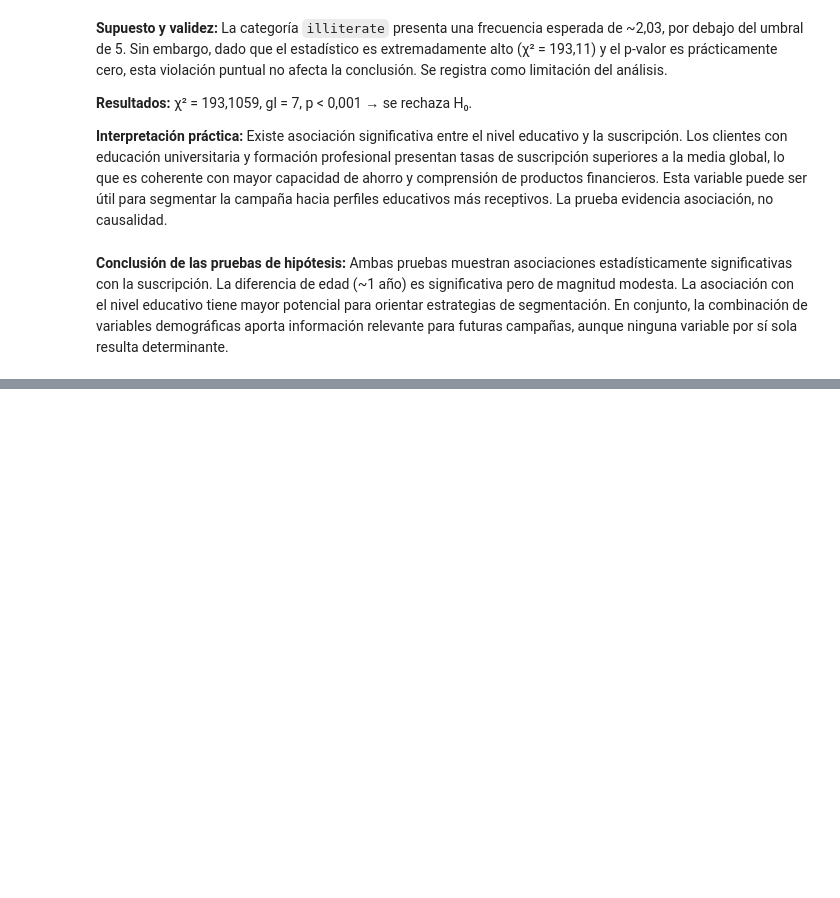
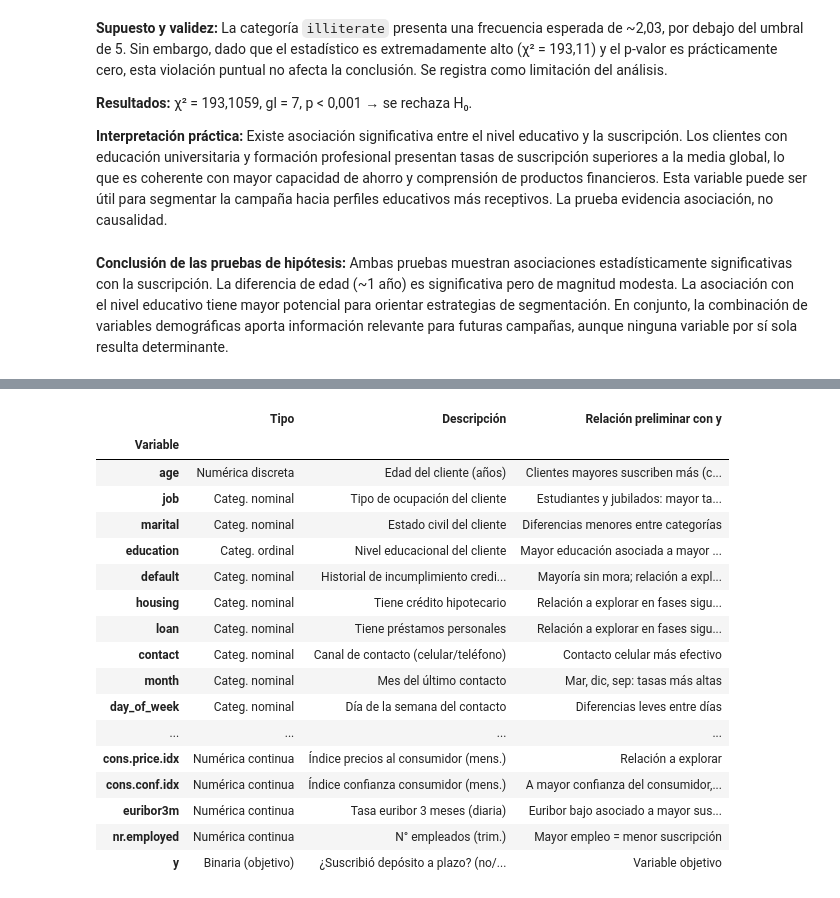
Before and after one commit to k1ngdom0fbullsh1t/proyecto-grupo4-mcdi501, a Jupyter notebook: notebooks/f1_definicion/F1_Definicion.ipynb, the cells around one changed output, grey strips where cells are left out. Drawn from its saved outputs; the diff is of its cells as text; code cells hidden in the pictures; blank space fills up the shorter version.

Commit message:
feat(f1): agregar seccion 5 ficha descriptiva y desafios del dataset

```diff
--- a/notebooks/f1_definicion/F1_Definicion.ipynb
+++ b/notebooks/f1_definicion/F1_Definicion.ipynb
@@ -630,0 +642,80 @@ plt.show()
+# %%
+ficha = pd.DataFrame({
+    'Variable': ['age','job','marital','education','default','housing','loan',
+                 'contact','month','day_of_week','duration','campaign',
+                 'pdays','previous','poutcome',
+                 'emp.var.rate','cons.price.idx','cons.conf.idx','euribor3m','nr.employed','y'],
+    'Tipo': ['Numérica discreta','Categ. nominal','Categ. nominal','Categ. ordinal',
+             'Categ. nominal','Categ. nominal','Categ. nominal',
+             'Categ. nominal','Categ. nominal','Categ. nominal',
+             'Numérica continua','Numérica discreta',
+             'Numérica discreta','Numérica discreta','Categ. nominal',
+             'Numérica continua','Numérica continua','Numérica continua',
+             'Numérica continua','Numérica continua','Binaria (objetivo)'],
+    'Descripción': [
+        'Edad del cliente (años)',
+        'Tipo de ocupación del cliente',
+        'Estado civil del cliente',
+        'Nivel educacional del cliente',
+        'Historial de incumplimiento crediticio',
+        'Tiene crédito hipotecario',
+        'Tiene préstamos personales',
+        'Canal de contacto (celular/teléfono)',
+        'Mes del último contacto',
+        'Día de la semana del contacto',
+        'Duración última llamada (seg.) — proxy del target, excluir de modelos',
+        'N° contactos en la campaña actual',
+        'Días desde contacto previo (999 = nunca contactado)',
+        'N° contactos antes de esta campaña',
+        'Resultado de la campaña anterior',
+        'Tasa variación empleo (trim.)',
+        'Índice precios al consumidor (mens.)',
+        'Índice confianza consumidor (mens.)',
+        'Tasa euribor 3 meses (diaria)',
+        'N° empleados (trim.)',
+        '¿Suscribió depósito a plazo? (no/yes)'
+    ],
+    'Relación preliminar con y': [
+        'Clientes mayores suscriben más (confirmado, prueba t)',
+        'Estudiantes y jubilados: mayor tasa de suscripción',
+        'Diferencias menores entre categorías',
+        'Mayor educación asociada a mayor suscripción (confirmado, chi²)',
+        'Mayoría sin mora; relación a explorar',
+        'Relación a explorar en fases siguientes',
+        'Relación a explorar en fases siguientes',
+        'Contacto celular más efectivo',
+        'Mar, dic, sep: tasas más altas',
+        'Diferencias leves entre días',
+        'PROXY del target — NO usar en modelos predictivos',
+        'Más contactos = menor tasa (posible fatiga del cliente)',
+        '999 = sin historial previo; requiere tratamiento especial',
+        'Mayor contacto previo levemente asociado a suscripción',
+        'poutcome=success: mayor tasa de suscripción',
+        'Tasas altas asociadas a menor suscripción',
+        'Relación a explorar',
+        'A mayor confianza del consumidor, mayor propensión a suscribir',
+        'Euribor bajo asociado a mayor suscripción',
+        'Mayor empleo = menor suscripción',
+        'Variable objetivo'
+    ]
+})
+ficha.set_index('Variable')
+# %% [output]
+|  | Tipo | Descripción | Relación preliminar con y |
+| Variable |  |  |  |
+| age | Numérica discreta | Edad del cliente (años) | Clientes mayores suscriben más (c... |
+| job | Categ. nominal | Tipo de ocupación del cliente | Estudiantes y jubilados: mayor ta... |
+| marital | Categ. nominal | Estado civil del cliente | Diferencias menores entre categorías |
+| education | Categ. ordinal | Nivel educacional del cliente | Mayor educación asociada a mayor ... |
+| default | Categ. nominal | Historial de incumplimiento credi... | Mayoría sin mora; relación a expl... |
+| housing | Categ. nominal | Tiene crédito hipotecario | Relación a explorar en fases sigu... |
+| loan | Categ. nominal | Tiene préstamos personales | Relación a explorar en fases sigu... |
+| contact | Categ. nominal | Canal de contacto (celular/teléfono) | Contacto celular más efectivo |
+| month | Categ. nominal | Mes del último contacto | Mar, dic, sep: tasas más altas |
+| day_of_week | Categ. nominal | Día de la semana del contacto | Diferencias leves entre días |
+| ... | ... | ... | ... |
+| cons.price.idx | Numérica continua | Índice precios al consumidor (mens.) | Relación a explorar |
+| cons.conf.idx | Numérica continua | Índice confianza consumidor (mens.) | A mayor confianza del consumidor,... |
+| euribor3m | Numérica continua | Tasa euribor 3 meses (diaria) | Euribor bajo asociado a mayor sus... |
+| nr.employed | Numérica continua | N° empleados (trim.) | Mayor empleo = menor suscripción |
+| y | Binaria (objetivo) | ¿Suscribió depósito a plazo? (no/... | Variable objetivo |
```
Also changed, not shown: parts of 3 cells of this notebook.
